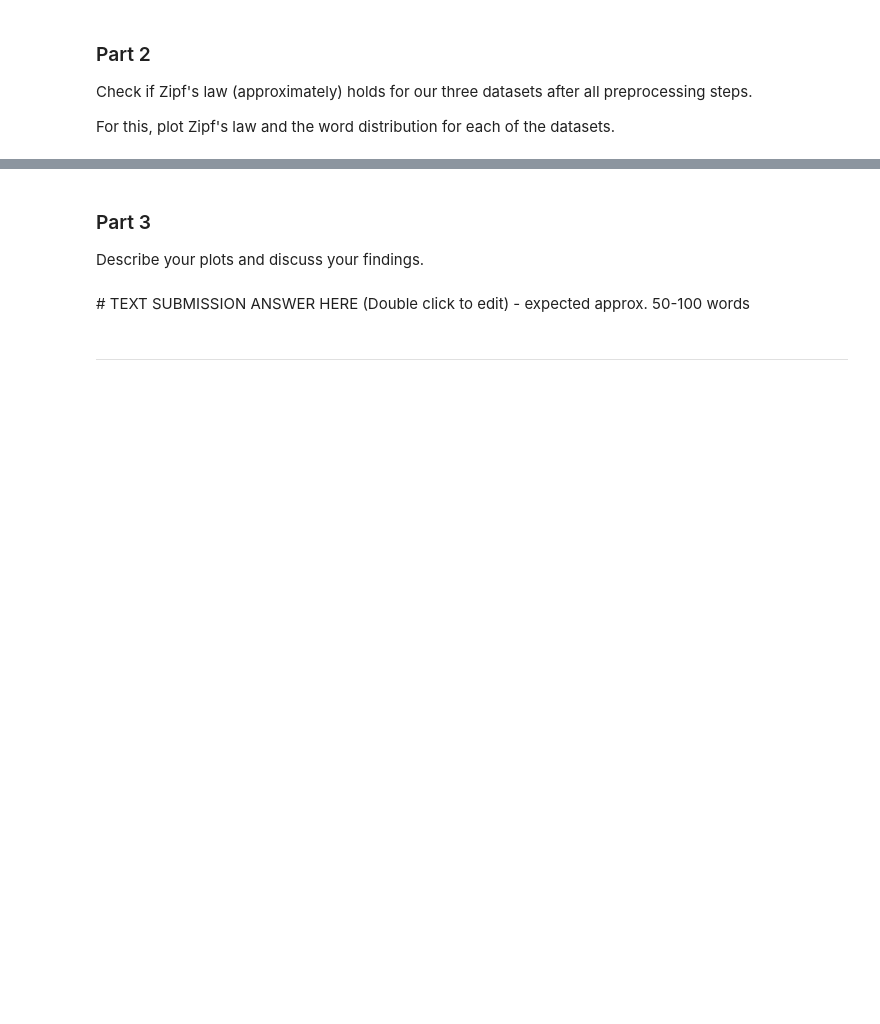
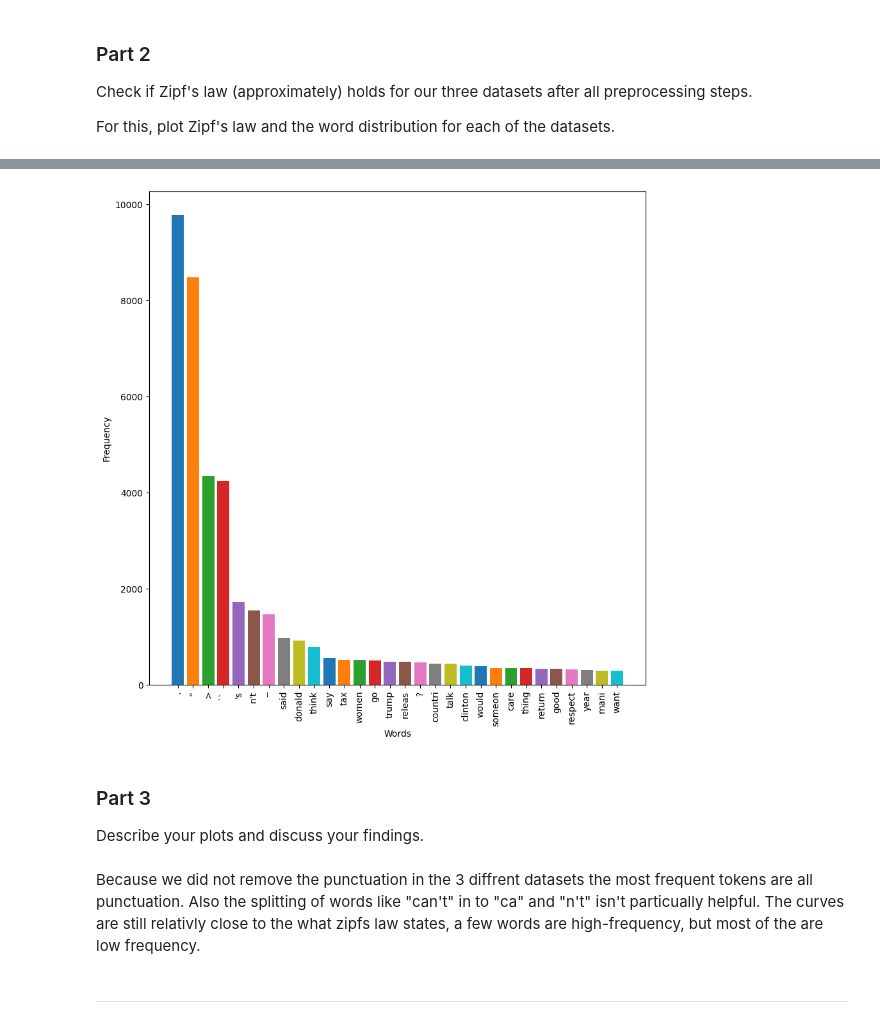
Before and after one commit to arctix-tk/ex02, a Jupyter notebook: 2023-HKA-NLP_ex02_assignment.ipynb, the cells around one changed output, grey strips where cells are left out. Saved outputs shown, nothing was run; the diff lists cells and outputs as text; code cells hidden in the pictures; blank space fills up the shorter version.

```diff
--- a/2023-HKA-NLP_ex02_assignment.ipynb
+++ b/2023-HKA-NLP_ex02_assignment.ipynb
@@ -425,6 +438,8 @@ scare     691          1               691
+# %%
+create_zipfs_plot(frequency_tv)
+# %% [output]
+[figure, added]
 # %% [markdown]
 ### Part 3
 
 Describe your plots and discuss your findings.
-# %% [markdown]
-\# TEXT SUBMISSION ANSWER HERE (Double click to edit) - expected approx. 50-100 words
@@ -433,3 +446,5 @@ Describe your plots and discuss your findings.
+# %% [markdown]
+Because we did not remove the punctuation in the 3 diffrent datasets the most frequent tokens are all punctuation. Also the splitting of words like "can't" in to "ca" and "n't" isn't particually helpful. The curves are still relativly close to the what zipfs law states, a few words are high-frequency, but most of the are low frequency.
 # %% [markdown]
 ---
 # %% [markdown]
```
Also changed, not shown: parts of 10 cells of this notebook.
